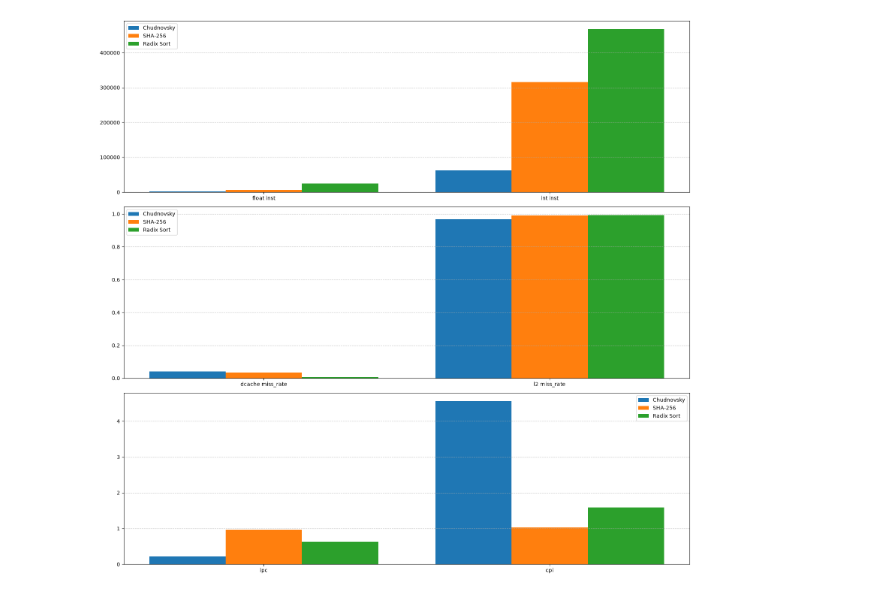
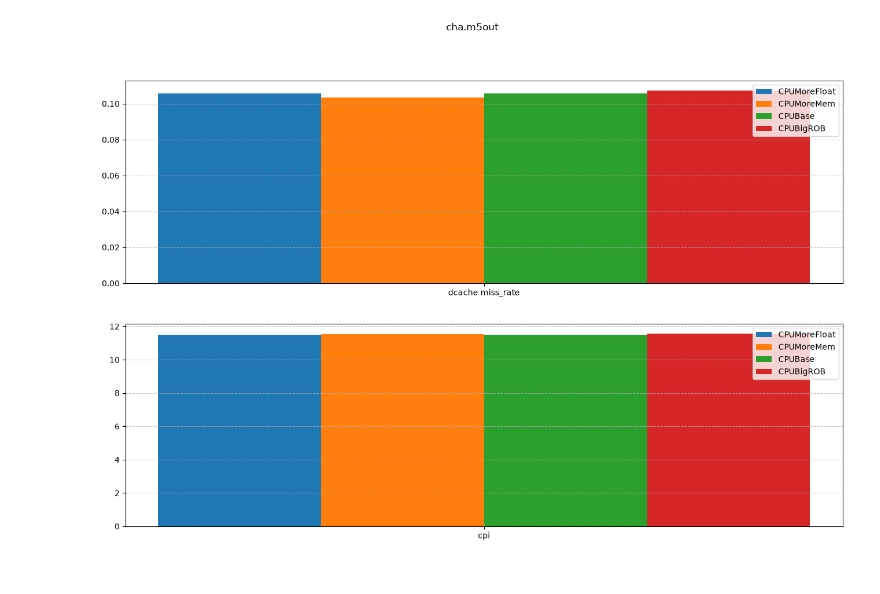
Before and after one commit to Jubarte27/organizacao-gem5, a Jupyter notebook: view_stats.ipynb, the cells around one changed output. Saved outputs shown, nothing was run; the diff lists cells and outputs as text; code cells hidden in the pictures.

```diff
--- a/view_stats.ipynb
+++ b/view_stats.ipynb
@@ -142,29 +156,44 @@ def newest_run_dir(chud=False, cha=False, radix=False):
         key=lambda d: d.stat().st_mtime
     )
 
-def newest_m5out(who: str):
+def newest_m5out(who: str) -> Path:
     subdir = f"{who}.m5out"
     candidates = [p for d in target_dir.iterdir() if d.is_dir() if (p := d.joinpath(subdir)).exists()]
     if len(candidates) < 1:
         raise ValueError(f'{who} was requested but no "{subdir}" as found')
     return max(candidates, key=lambda d: d.stat().st_mtime)
 
-cha = parse_gem5_stats_to_dataframe(newest_m5out("cha").joinpath("stats.txt").as_posix())
-chud = parse_gem5_stats_to_dataframe(newest_m5out("chud").joinpath("stats.txt").as_posix())
-radix = parse_gem5_stats_to_dataframe(newest_m5out("radix").joinpath("stats.txt").as_posix())
+def subdirs(dir: Path):
+    return (d for d in dir.iterdir() if d.is_dir())
+
+def get_last_run() -> Run:
+    run_dir = max(subdirs(target_dir), key=lambda d: d.stat().st_mtime)
+    return Run(run_dir, [
+        CPUResults(cpu_dir.name, cpu_dir, [
+            AlgorithmResult(algo.name, algo, parse_gem5_stats_to_dataframe(algo.joinpath("stats.txt").as_posix())
+            ) for algo in subdirs(cpu_dir)
+        ]) for cpu_dir in subdirs(run_dir) if cpu_dir.name.startswith("CPU")
+    ])
+
+run = get_last_run()
 # %%
-algorithms = [
-    A("Chudnovsky", chud),
-    A("SHA-256" , cha),
-    A("Radix Sort", radix),
+metrics_to_plot = [
+    # [M('system.cpu.commit.fp_insts', 'float inst')],
+    # [M('system.cpu.commit.int_insts', 'int inst')],
+    [M('system.cpu.dcache.overall_miss_rate::total', 'dcache miss_rate')],
+    # [M('system.l2cache.overall_miss_rate::total', 'l2 miss_rate')],
+    # [M('system.cpu.ipc', 'ipc')],
+    [M('system.cpu.cpi', 'cpi')],
 ]
 
-metrics_to_plot = [
-    [M('system.cpu.commit.fp_insts', 'float inst'), M('system.cpu.commit.int_insts', 'int inst')],
-    [M('system.cpu.dcache.overall_miss_rate::total', 'dcache miss_rate'), M('system.l2cache.overall_miss_rate::total', 'l2 miss_rate')],
-    [M('system.cpu.ipc', 'ipc'), M('system.cpu.cpi', 'cpi')]
-]
+# for cpu_result in run.cpus:
+#     plot_algorithm_comparison(metrics_to_plot, cpu_result.results, name=cpu_result.name)
 
-plot_algorithm_comparison(metrics_to_plot, algorithms)
+unique_algorithms = {algo.name for cpu_result in run.cpus for algo in cpu_result.results}
+per_algorithm = {algo_name: [AlgorithmResult(cpu.name, algo.dir, algo.df) for cpu in run.cpus for algo in cpu.results if algo.name == algo_name] for algo_name in unique_algorithms}
+
+
+for name, results in per_algorithm.items():
+    plot_algorithm_comparison(metrics_to_plot, results, name=name)
 # %% [output]
-[figure, old version]
+[figure, new version]
```
Also changed, not shown: parts of 1 cell of this notebook, 8 other files.
